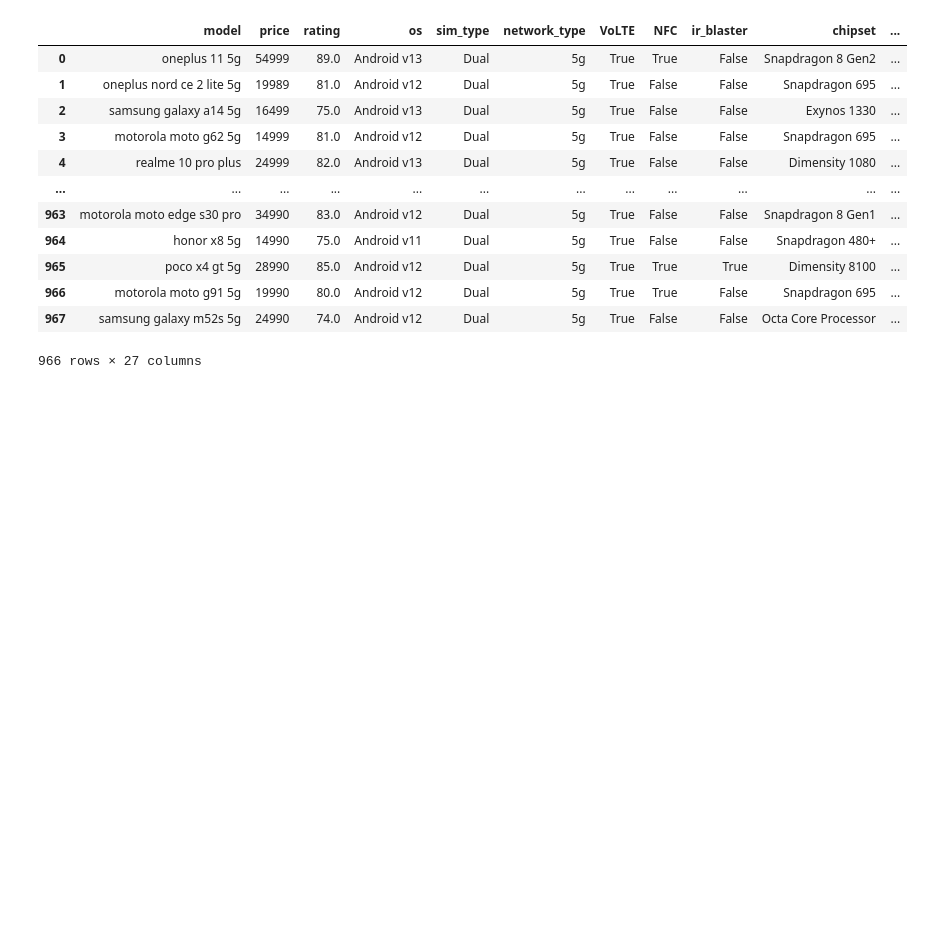
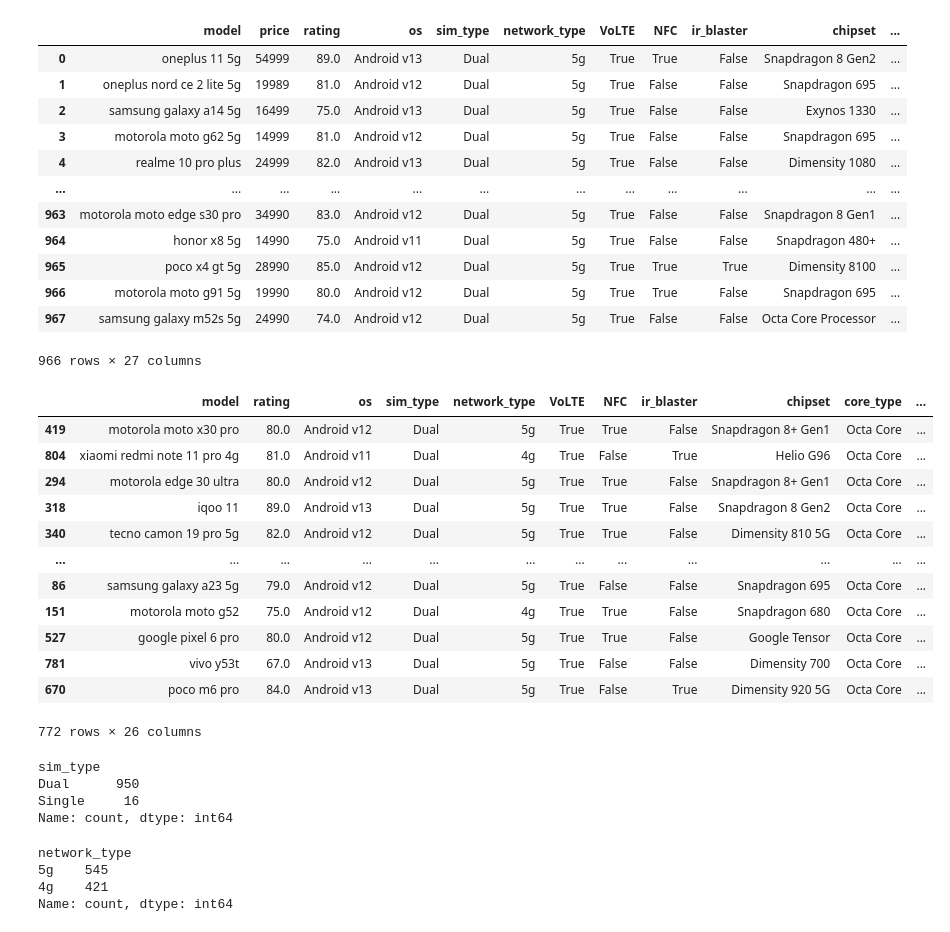
Before and after one commit to KryptoVader/DataScience_Journey, a Jupyter notebook: Analysis/Day3.ipynb, the cells around one changed output. Drawn from its saved outputs; the diff is of its cells as text; code cells hidden in the pictures; blank space fills up the shorter version.

```diff
--- a/Analysis/Day3.ipynb
+++ b/Analysis/Day3.ipynb
@@ -531,3 +528,35 @@ smart
 | 966 | motorola moto g91 5g | 19990 | 80.0 | Android v12 | Dual | 5g | True | True | False | Snapdragon 695 | ... |
 | 967 | samsung galaxy m52s 5g | 24990 | 74.0 | Android v12 | Dual | 5g | True | False | False | Octa Core Processor | ... |
 966 rows × 27 columns
+# %%
+from sklearn.model_selection import train_test_split
+X_train, X_test, y_train, y_test = train_test_split(smart.drop(columns=['price']), smart['price'], test_size = 0.2, random_state = 52)
+X_train
+# %% [output]
+|  | model | rating | os | sim_type | network_type | VoLTE | NFC | ir_blaster | chipset | core_type | ... |
+| 419 | motorola moto x30 pro | 80.0 | Android v12 | Dual | 5g | True | True | False | Snapdragon 8+ Gen1 | Octa Core | ... |
+| 804 | xiaomi redmi note 11 pro 4g | 81.0 | Android v11 | Dual | 4g | True | False | True | Helio G96 | Octa Core | ... |
+| 294 | motorola edge 30 ultra | 80.0 | Android v12 | Dual | 5g | True | True | False | Snapdragon 8+ Gen1 | Octa Core | ... |
+| 318 | iqoo 11 | 89.0 | Android v13 | Dual | 5g | True | True | False | Snapdragon 8 Gen2 | Octa Core | ... |
+| 340 | tecno camon 19 pro 5g | 82.0 | Android v12 | Dual | 5g | True | True | False | Dimensity 810 5G | Octa Core | ... |
+| ... | ... | ... | ... | ... | ... | ... | ... | ... | ... | ... | ... |
+| 86 | samsung galaxy a23 5g | 79.0 | Android v12 | Dual | 5g | True | False | False | Snapdragon 695 | Octa Core | ... |
+| 151 | motorola moto g52 | 75.0 | Android v12 | Dual | 4g | True | True | False | Snapdragon 680 | Octa Core | ... |
+| 527 | google pixel 6 pro | 80.0 | Android v12 | Dual | 5g | True | True | False | Google Tensor | Octa Core | ... |
+| 781 | vivo y53t | 67.0 | Android v13 | Dual | 5g | True | False | False | Dimensity 700 | Octa Core | ... |
+| 670 | poco m6 pro | 84.0 | Android v13 | Dual | 5g | True | False | True | Dimensity 920 5G | Octa Core | ... |
+772 rows × 26 columns
+# %%
+smart.sim_type.value_counts()
+# %% [output]
+sim_type
+Dual      950
+Single     16
+Name: count, dtype: int64
+# %%
+smart.network_type.value_counts()
+# %% [output]
+network_type
+5g    545
+4g    421
+Name: count, dtype: int64
```
Also changed, not shown: parts of 6 cells of this notebook.
